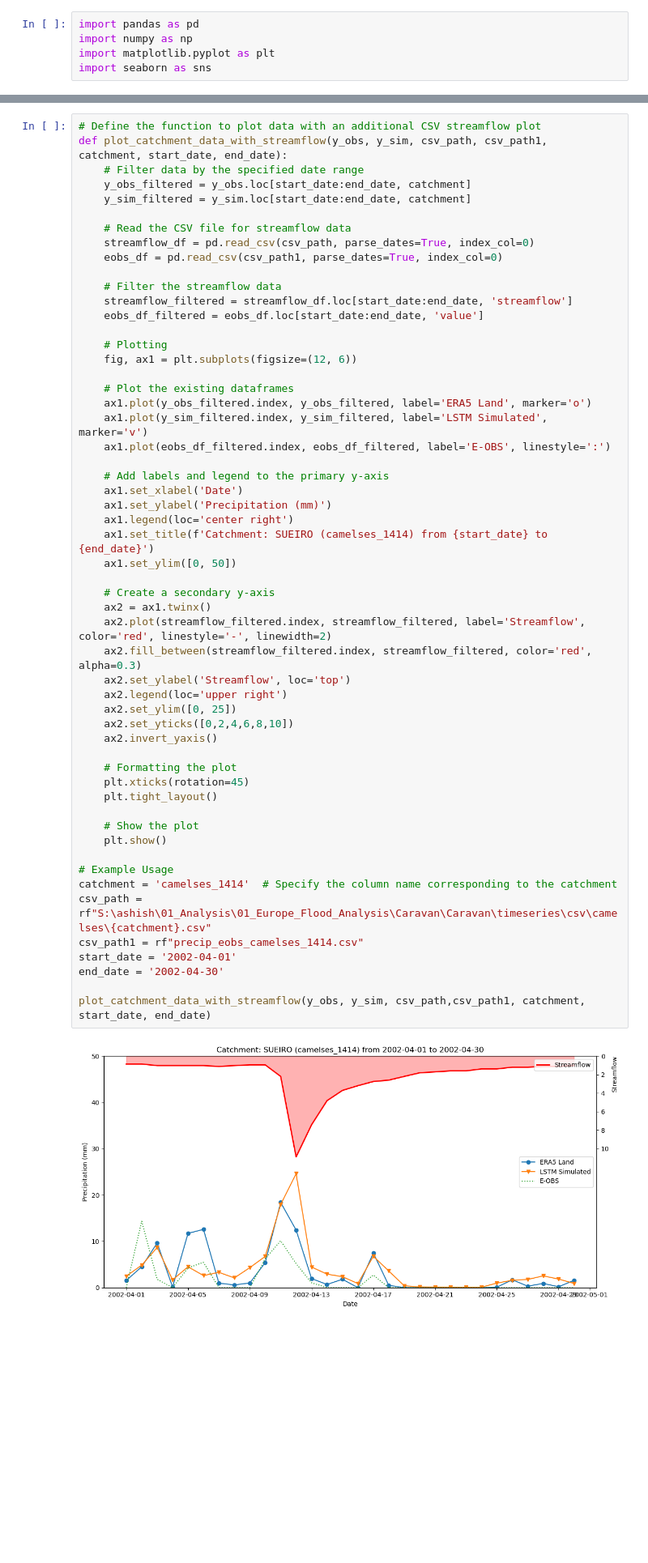
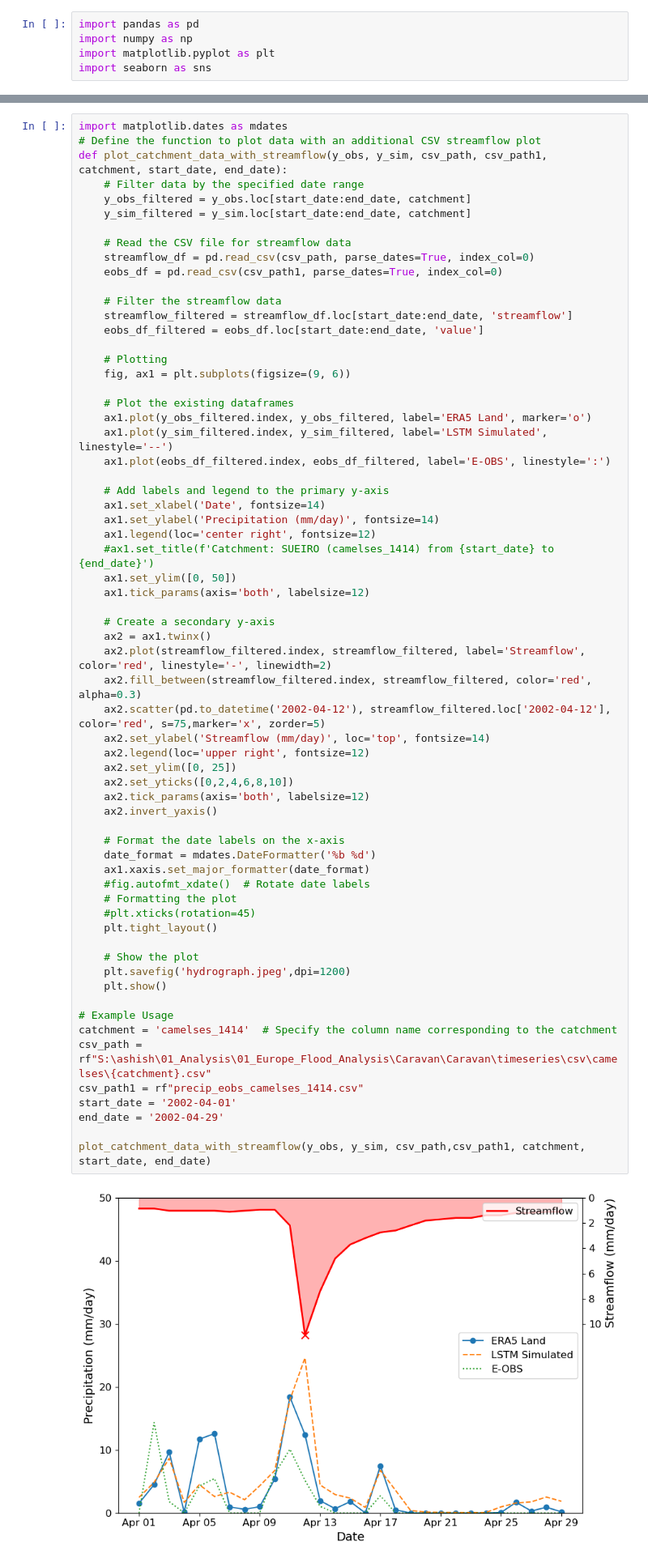
Before and after one commit to Ash-Manoj/lstm_backward, a Jupyter notebook: results/withdischarge_spain/streamflow_analysis.ipynb, the cells around one changed output, grey strips where cells are left out. Shown at 81% size. Drawn from its saved outputs; the diff is of its cells as text; blank space fills up the shorter version.

```diff
--- a/results/withdischarge_spain/streamflow_analysis.ipynb
+++ b/results/withdischarge_spain/streamflow_analysis.ipynb
@@ -108,6 +108,7 @@ plot_catchment_data_with_streamflow(y_obs, y_sim, csv_path, catchment, start_dat
 # %% [output]
 [figure]
 # %%
+import matplotlib.dates as mdates
 # Define the function to plot data with an additional CSV streamflow plot
 def plot_catchment_data_with_streamflow(y_obs, y_sim, csv_path, csv_path1,  catchment, start_date, end_date):
     # Filter data by the specified date range
@@ -123,47 +124,55 @@ def plot_catchment_data_with_streamflow(y_obs, y_sim, csv_path, csv_path1,  catc
     eobs_df_filtered = eobs_df.loc[start_date:end_date, 'value']
 
     # Plotting
-    fig, ax1 = plt.subplots(figsize=(12, 6))
+    fig, ax1 = plt.subplots(figsize=(9, 6))
 
     # Plot the existing dataframes
     ax1.plot(y_obs_filtered.index, y_obs_filtered, label='ERA5 Land', marker='o')
-    ax1.plot(y_sim_filtered.index, y_sim_filtered, label='LSTM Simulated', marker='v')
+    ax1.plot(y_sim_filtered.index, y_sim_filtered, label='LSTM Simulated', linestyle='--')
     ax1.plot(eobs_df_filtered.index, eobs_df_filtered, label='E-OBS', linestyle=':')
 
     # Add labels and legend to the primary y-axis
-    ax1.set_xlabel('Date')
-    ax1.set_ylabel('Precipitation (mm)')
-    ax1.legend(loc='center right')
-    ax1.set_title(f'Catchment: SUEIRO (camelses_1414) from {start_date} to {end_date}')
+    ax1.set_xlabel('Date', fontsize=14)
+    ax1.set_ylabel('Precipitation (mm/day)', fontsize=14)
+    ax1.legend(loc='center right', fontsize=12)
+    #ax1.set_title(f'Catchment: SUEIRO (camelses_1414) from {start_date} to {end_date}')
     ax1.set_ylim([0, 50])
+    ax1.tick_params(axis='both', labelsize=12)
 
     # Create a secondary y-axis
     ax2 = ax1.twinx()
     ax2.plot(streamflow_filtered.index, streamflow_filtered, label='Streamflow', color='red', linestyle='-', linewidth=2)
     ax2.fill_between(streamflow_filtered.index, streamflow_filtered, color='red', alpha=0.3)
-    ax2.set_ylabel('Streamflow', loc='top')
-    ax2.legend(loc='upper right')
+    ax2.scatter(pd.to_datetime('2002-04-12'), streamflow_filtered.loc['2002-04-12'], color='red', s=75,marker='x', zorder=5)
+    ax2.set_ylabel('Streamflow (mm/day)', loc='top', fontsize=14)
+    ax2.legend(loc='upper right', fontsize=12)
     ax2.set_ylim([0, 25])
     ax2.set_yticks([0,2,4,6,8,10])
+    ax2.tick_params(axis='both', labelsize=12)
     ax2.invert_yaxis()
 
+    # Format the date labels on the x-axis
+    date_format = mdates.DateFormatter('%b %d')
+    ax1.xaxis.set_major_formatter(date_format)
+    #fig.autofmt_xdate()  # Rotate date labels
     # Formatting the plot
-    plt.xticks(rotation=45)
+    #plt.xticks(rotation=45)
     plt.tight_layout()
 
     # Show the plot
+    plt.savefig('hydrograph.jpeg',dpi=1200)
     plt.show()
 
 # Example Usage
 catchment = 'camelses_1414'  # Specify the column name corresponding to the catchment
 csv_path = rf"S:\ashish\01_Analysis\01_Europe_Flood_Analysis\Caravan\Caravan\timeseries\csv\camelses\{catchment}.csv"
 csv_path1 = rf"precip_eobs_camelses_1414.csv"
 start_date = '2002-04-01'
-end_date = '2002-04-30'
+end_date = '2002-04-29'
 
 plot_catchment_data_with_streamflow(y_obs, y_sim, csv_path,csv_path1, catchment, start_date, end_date)
 # %% [output]
-[figure, old version]
+[figure, new version]
 # %%
 # Define the function to plot data with an additional CSV streamflow plot
 def plot_catchment_data_with_streamflow(y_obs, y_sim, csv_path, csv_path1,  catchment, start_date, end_date):
```
Also changed, not shown: 7 other files.
